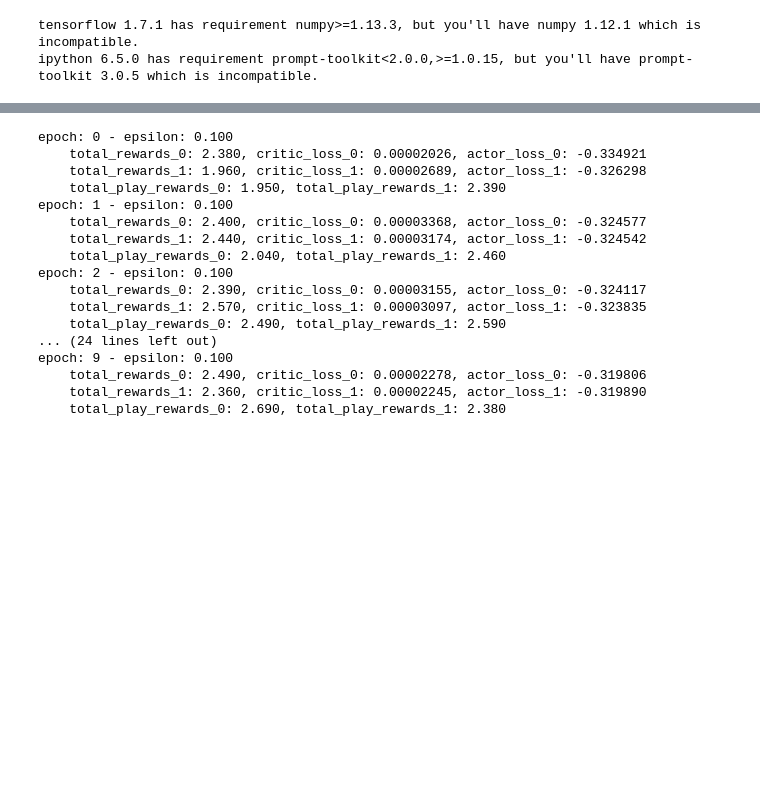
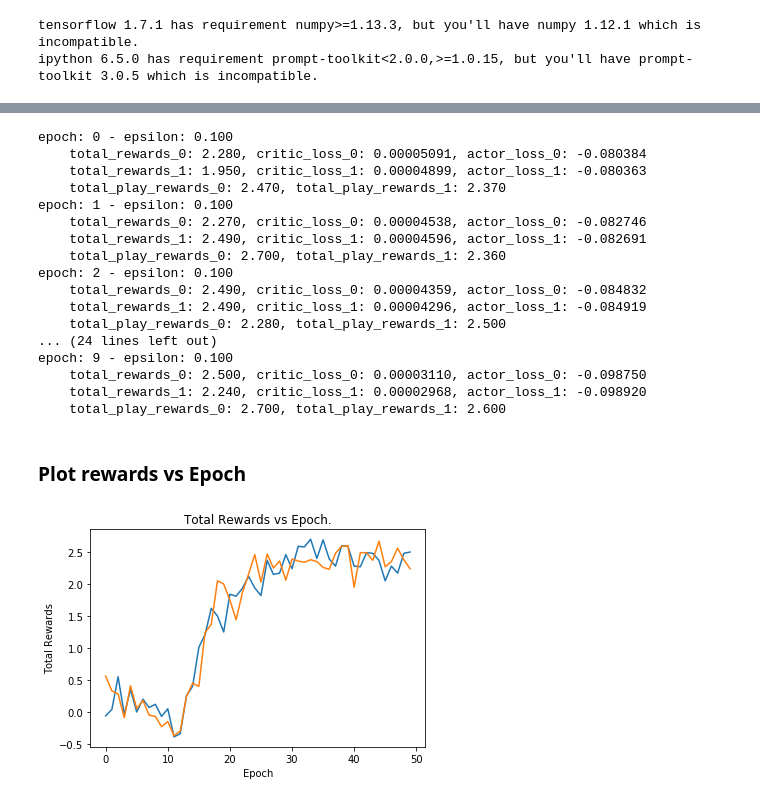
Before and after one commit to nathan-standafer/Reinforcement_Learning_Collaboration_and_Competition_Udacity_Project, a Jupyter notebook: Tennis.ipynb, the cells around one changed output, grey strips where cells are left out. Drawn from its saved outputs; the diff is of its cells as text; code cells hidden in the pictures; blank space fills up the shorter version.

```diff
--- a/Tennis.ipynb
+++ b/Tennis.ipynb
@@ -314,7 +271,7 @@ actor_model_targets  = (actor_model_target_0, actor_model_target_1)
 critic_model_locals  = (critic_model_local_0, critic_model_local_1)
 critic_model_targets = (critic_model_target_0, critic_model_target_1)
 
-if True:  # set to false if running for the first time or fresh models are desired.
+if False:  # set to false if running for the first time or fresh models are desired.
     print("Loading models from disk")
     actor_model_locals[0].load_state_dict(torch.load("actor_model_local_0.pt"))
     actor_model_targets[0].load_state_dict(torch.load("actor_model_target_0.pt"))
@@ -325,6 +282,8 @@ if True:  # set to false if running for the first time or fresh models are desir
     actor_model_targets[1].load_state_dict(torch.load("actor_model_target_1.pt"))
     critic_model_locals[1].load_state_dict(torch.load("critic_model_local_1.pt"))
     critic_model_targets[1].load_state_dict(torch.load("critic_model_target_1.pt"))
+else:
+    print("Using fresh, untrained models.")
 
 lr_actor = .0005 #learning rate of .001 is too high - losses going in wrong direction.
 lr_critic = .0005
@@ -336,4 +295,8 @@ critic_optimizer_1 = optim.Adam(critic_model_locals[1].parameters(), lr=lr_criti
 
 actor_optimizers = (actor_optimizer_0, actor_optimizer_1)
 critic_optimizers = (critic_optimizer_0, critic_optimizer_1)
+
+actor_losses  = ([], [])
+critic_losses = ([], [])
+total_rewards = ([], [])
 # %% [output]
@@ -426,6 +393,7 @@ current_state = reset_game(env, brain_name)
 
 with active_session():
     for epoch in range(epochs):
+        #reset variables for tracking losses and rewards.
         total_actor_loss_0 = 0.0
         total_critic_loss_0 = 0.0
         total_actor_loss_1 = 0.0
@@ -434,9 +402,8 @@ with active_session():
         total_rewards_1 = 0
         epsilon = max(epsilon_min, epsilon_max - len(replay_buffer)/epsilon_decay_steps)
 
+        #execute a game step.  Train a batch with every new step.
         for game_step in range(steps_per_epoch):
-            #play a game
-            #total_rewards = play_game(env, brain_name, replay_buffer, actor_model_local)
             current_state = env_step(env, brain_name, current_state, replay_buffer, actor_model_locals[0], actor_model_locals[1], epsilon)
             total_rewards_0 += np.sum(replay_buffer[-1].rewards[0])
             total_rewards_1 += np.sum(replay_buffer[-1].rewards[1])
@@ -449,9 +416,11 @@ with active_session():
                 total_rewards_0 += np.sum(replay_buffer[-1].rewards[0])
                 total_rewards_1 += np.sum(replay_buffer[-1].rewards[1])
 
+            #need to build the buffer before training can be productive.
             if len(replay_buffer) < 10000:
                 continue
 
+            #Perform training on a batch.  Track losses.
             critic_loss_0, actor_loss_0  = train_player(0, batch_size, gamma, tau)
             critic_loss_1, actor_loss_1  = train_player(1, batch_size, gamma, tau)
 
@@ -463,7 +432,14 @@ with active_session():
         print("epoch: {} - epsilon: {:.3f}".format(epoch, epsilon))
         print("    total_rewards_0: {:.3f}, critic_loss_0: {:.8f}, actor_loss_0: {:.6f}".format(total_rewards_0, total_critic_loss_0/steps_per_epoch, total_actor_loss_0/steps_per_epoch))
         print("    total_rewards_1: {:.3f}, critic_loss_1: {:.8f}, actor_loss_1: {:.6f}".format(total_rewards_1, total_critic_loss_1/steps_per_epoch, total_actor_loss_1/steps_per_epoch))
+        actor_losses[0].append(total_actor_loss_0/steps_per_epoch)
+        actor_losses[1].append(total_actor_loss_1/steps_per_epoch)
+        critic_losses[0].append(total_critic_loss_0/steps_per_epoch)
+        critic_losses[1].append(total_critic_loss_1/steps_per_epoch)
+        total_rewards[0].append(total_rewards_0)
+        total_rewards[1].append(total_rewards_1)
 
+        #Execute 1000 steps and keep track of rewards for each competing agent.
         total_play_rewards_0 = 0
         total_play_rewards_1 = 0
         for game_step in range(steps_per_epoch):
@@ -480,6 +456,7 @@ with active_session():
                 total_play_rewards_0 += np.sum(replay_buffer[-1].rewards[0])
                 total_play_rewards_1 += np.sum(replay_buffer[-1].rewards[1])
 
+        # Determine which agent/player won.  Copy the winning agent's weights over to the losing agent.
         print("    total_play_rewards_0: {:.3f}, total_play_rewards_1: {:.3f}".format(total_play_rewards_0, total_play_rewards_1))
         if total_play_rewards_0 > total_play_rewards_1:
             soft_update_target(actor_model_locals[0], actor_model_locals[1], 1.0)
@@ -492,7 +469,7 @@ with active_session():
             soft_update_target(critic_model_locals[1], critic_model_locals[0], 1.0)
             soft_update_target(critic_model_targets[1], critic_model_targets[0], 1.0)
 
-
+    # After training save the models to disk.
     torch.save(actor_model_locals[0].state_dict(),  "actor_model_local_0.pt")
     torch.save(actor_model_targets[0].state_dict(), "actor_model_target_0.pt")
     torch.save(critic_model_locals[0].state_dict(), "critic_model_local_0.pt")
@@ -504,19 +481,33 @@ with active_session():
     torch.save(critic_model_targets[1].state_dict(),"critic_model_target_1.pt")
 # %% [output]
 epoch: 0 - epsilon: 0.100
-    total_rewards_0: 2.380, critic_loss_0: 0.00002026, actor_loss_0: -0.334921
-    total_rewards_1: 1.960, critic_loss_1: 0.00002689, actor_loss_1: -0.326298
-    total_play_rewards_0: 1.950, total_play_rewards_1: 2.390
+    total_rewards_0: 2.280, critic_loss_0: 0.00005091, actor_loss_0: -0.080384
+    total_rewards_1: 1.950, critic_loss_1: 0.00004899, actor_loss_1: -0.080363
+    total_play_rewards_0: 2.470, total_play_rewards_1: 2.370
 epoch: 1 - epsilon: 0.100
-    total_rewards_0: 2.400, critic_loss_0: 0.00003368, actor_loss_0: -0.324577
-    total_rewards_1: 2.440, critic_loss_1: 0.00003174, actor_loss_1: -0.324542
-    total_play_rewards_0: 2.040, total_play_rewards_1: 2.460
+    total_rewards_0: 2.270, critic_loss_0: 0.00004538, actor_loss_0: -0.082746
+    total_rewards_1: 2.490, critic_loss_1: 0.00004596, actor_loss_1: -0.082691
+    total_play_rewards_0: 2.700, total_play_rewards_1: 2.360
 epoch: 2 - epsilon: 0.100
-    total_rewards_0: 2.390, critic_loss_0: 0.00003155, actor_loss_0: -0.324117
-    total_rewards_1: 2.570, critic_loss_1: 0.00003097, actor_loss_1: -0.323835
-    total_play_rewards_0: 2.490, total_play_rewards_1: 2.590
+    total_rewards_0: 2.490, critic_loss_0: 0.00004359, actor_loss_0: -0.084832
+    total_rewards_1: 2.490, critic_loss_1: 0.00004296, actor_loss_1: -0.084919
+    total_play_rewards_0: 2.280, total_play_rewards_1: 2.500
 ... (24 lines left out)
 epoch: 9 - epsilon: 0.100
-    total_rewards_0: 2.490, critic_loss_0: 0.00002278, actor_loss_0: -0.319806
-    total_rewards_1: 2.360, critic_loss_1: 0.00002245, actor_loss_1: -0.319890
-    total_play_rewards_0: 2.690, total_play_rewards_1: 2.380
+    total_rewards_0: 2.500, critic_loss_0: 0.00003110, actor_loss_0: -0.098750
+    total_rewards_1: 2.240, critic_loss_1: 0.00002968, actor_loss_1: -0.098920
+    total_play_rewards_0: 2.700, total_play_rewards_1: 2.600
+# %% [markdown]
+### Plot rewards vs Epoch
+# %%
+import matplotlib.pyplot as plt
+%matplotlib inline
+
+plt.plot(total_rewards[0])
+plt.plot(total_rewards[1])
+plt.ylabel('Total Rewards')
+plt.xlabel('Epoch')
+plt.title('Total Rewards vs Epoch.')
+plt.show()
+# %% [output]
+[figure, added]
```
Also changed, not shown: parts of 28 cells of this notebook, 8 other files.
